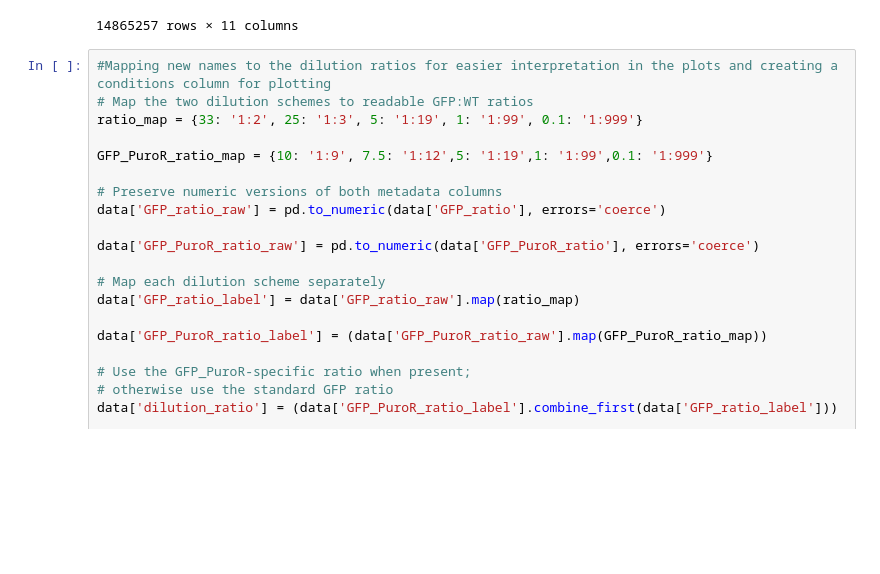
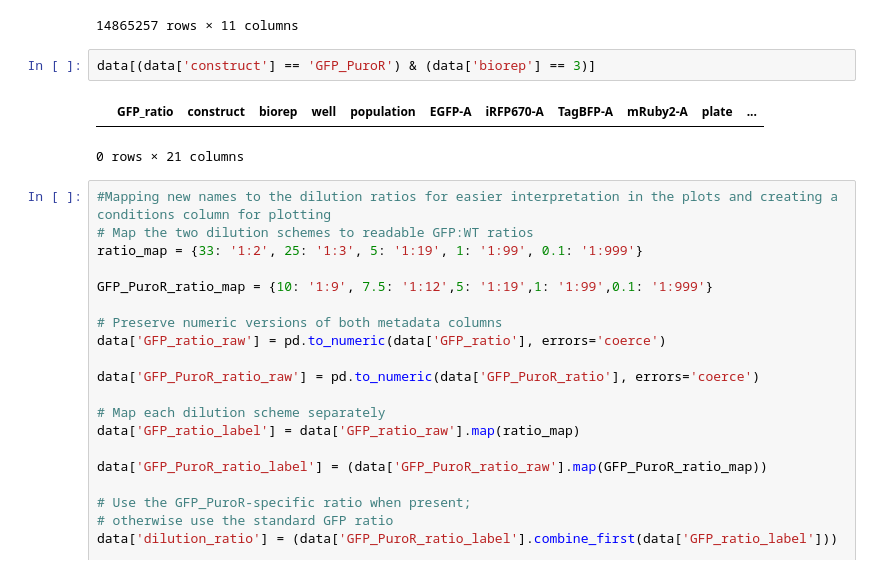
Before and after one commit to GallowayLabMIT/dasit_manuscript, a Jupyter notebook: Figure_XX_iPSCs/Figure_XX_iPSCs_wtNB.ipynb, the cells around one changed output. Drawn from its saved outputs; the diff is of its cells as text; blank space fills up the shorter version.

```diff
--- a/Figure_XX_iPSCs/Figure_XX_iPSCs_wtNB.ipynb
+++ b/Figure_XX_iPSCs/Figure_XX_iPSCs_wtNB.ipynb
@@ -79,6 +79,11 @@ display(data)
 | 14865255 | 25.0 | PreT | 3 | H9 | Single Cells | 9506.0 | 179 | 276 | -67.0 | 2 | ... |
 | 14865256 | 25.0 | PreT | 3 | H9 | Single Cells | -57.0 | 49 | 235 | 3.0 | 2 | ... |
 14865257 rows × 11 columns
+# %%
+data[(data['construct'] == 'GFP_PuroR') & (data['biorep'] == 3)]
+# %% [output]
+|  | GFP_ratio | construct | biorep | well | population | EGFP-A | iRFP670-A | TagBFP-A | mRuby2-A | plate | ... |
+0 rows × 21 columns
 # %%
 #Mapping new names to the dilution ratios for easier interpretation in the plots and creating a conditions column for plotting
 # Map the two dilution schemes to readable GFP:WT ratios
```
Also changed, not shown: parts of 1 cell of this notebook, 1 other file.
